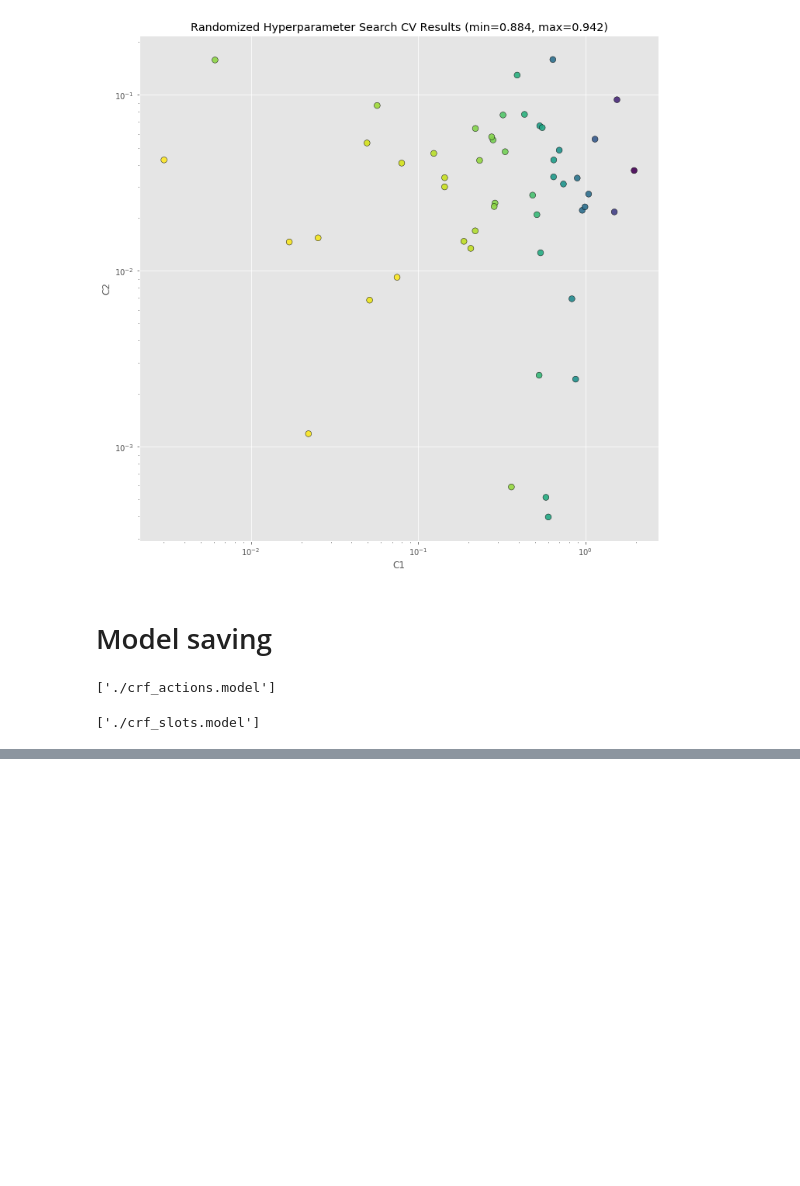
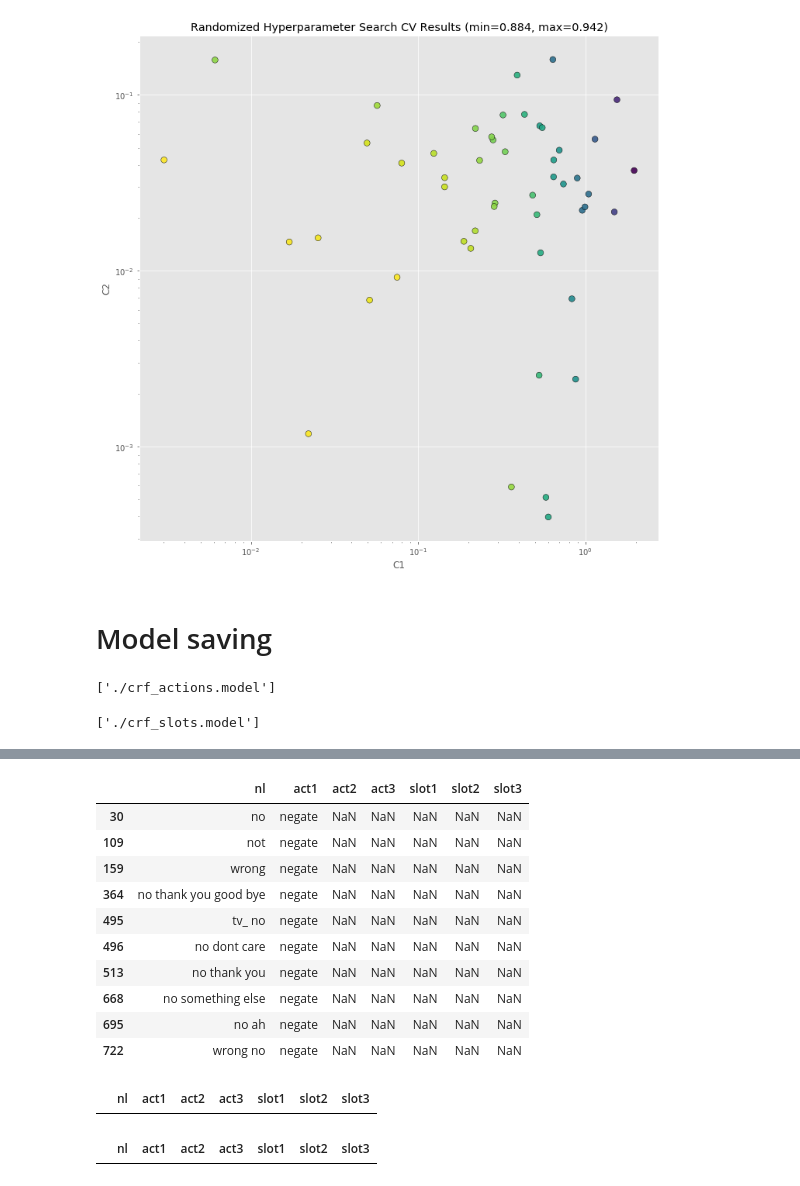
Before and after one commit to fogside/ServiceBot, a Jupyter notebook: nlu_dev/CRF.ipynb, the cells around one changed output, grey strips where cells are left out. Cells and saved outputs as stored; diff of their text form; code cells hidden in the pictures; blank space fills up the shorter version.

```diff
--- a/nlu/CRF.ipynb
+++ b/nlu_dev/CRF.ipynb
@@ -627,0 +664,22 @@ slots_m = jb.load("./crf_slots.model")
+# %%
+w = 'negate'
+data[((data.act1 == w)|(data.act2 == w)|(data.act3 == w))]
+# %% [output]
+|  | nl | act1 | act2 | act3 | slot1 | slot2 | slot3 |
+| 30 | no | negate | NaN | NaN | NaN | NaN | NaN |
+| 109 | not | negate | NaN | NaN | NaN | NaN | NaN |
+| 159 | wrong | negate | NaN | NaN | NaN | NaN | NaN |
+| 364 | no thank you good bye | negate | NaN | NaN | NaN | NaN | NaN |
+| 495 | tv_ no | negate | NaN | NaN | NaN | NaN | NaN |
+| 496 | no dont care | negate | NaN | NaN | NaN | NaN | NaN |
+| 513 | no thank you | negate | NaN | NaN | NaN | NaN | NaN |
+| 668 | no something else | negate | NaN | NaN | NaN | NaN | NaN |
+| 695 | no ah | negate | NaN | NaN | NaN | NaN | NaN |
+| 722 | wrong no | negate | NaN | NaN | NaN | NaN | NaN |
+# %%
+w = 'negate'
+data_w = data[~((pd.isnull(data.slot1))&(pd.isnull(data.slot2))&(pd.isnull(data.slot3)))
+     & ((data.act1 == w)|(data.act2 == w)|(data.act3 == w))]
+data_w
+# %% [output]
+|  | nl | act1 | act2 | act3 | slot1 | slot2 | slot3 |
@@ -627,0 +694,7 @@ slots_m = jb.load("./crf_slots.model")
+# %%
+w = 'dontcare'
+data_w_sl = data[(~(pd.isnull(data.slot1))&(pd.isnull(data.slot2))&(pd.isnull(data.slot3)))
+     & ((data.act1 == w)|(data.act2 == w)|(data.act3 == w))]
+data_w_sl
+# %% [output]
+|  | nl | act1 | act2 | act3 | slot1 | slot2 | slot3 |
```
Also changed, not shown: parts of 12 cells of this notebook, 10 other files.
